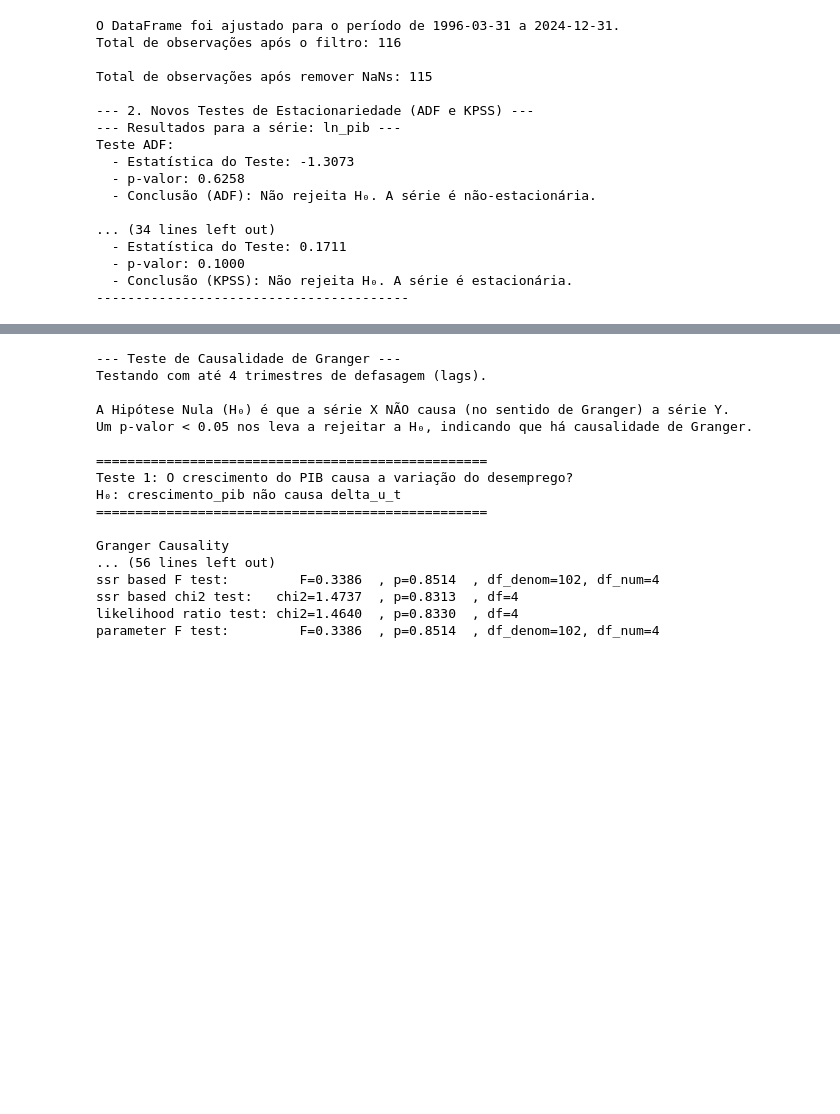
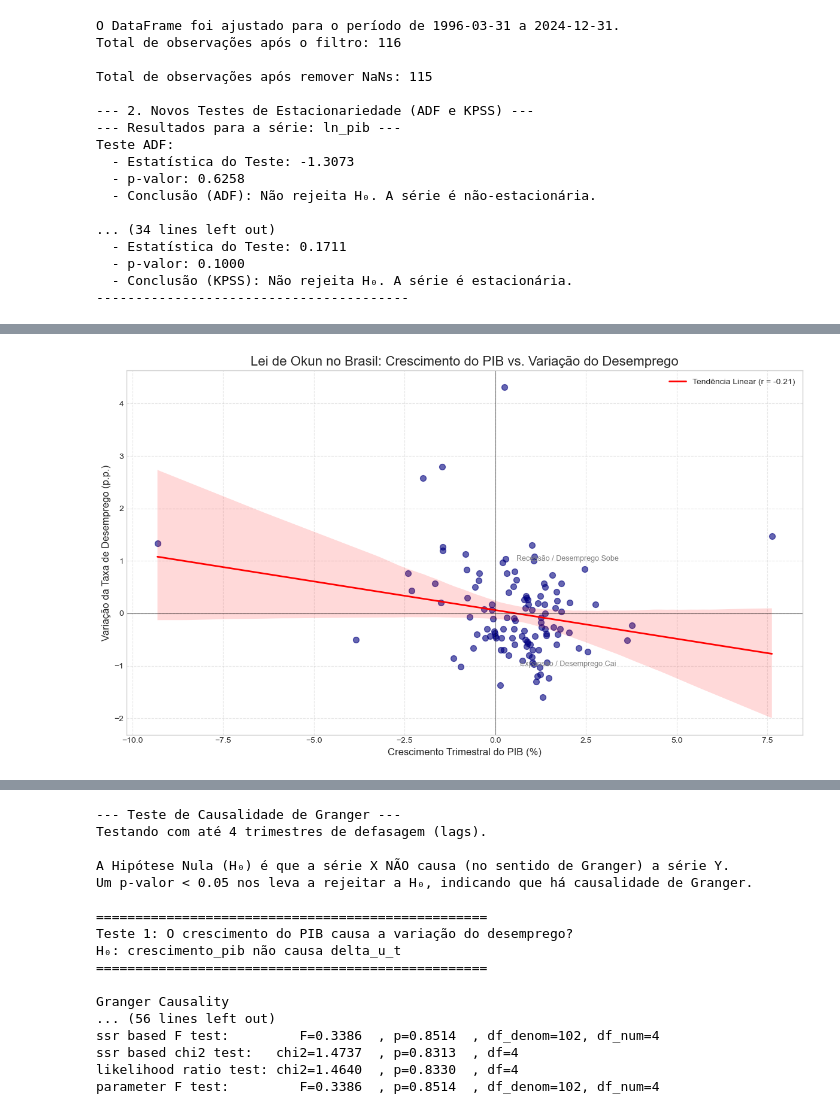
Before and after one commit to DavydSantos-Economist/Lei-de-Okun---1996-a-2024, a Jupyter notebook: notebooks/Tratamento econonometrico.ipynb, the cells around one changed output, grey strips where cells are left out. Saved outputs shown, nothing was run; the diff lists cells and outputs as text; code cells hidden in the pictures; blank space fills up the shorter version.

```diff
--- a/Tratamento econonometrico.ipynb
+++ b/notebooks/Tratamento econonometrico.ipynb
@@ -5,8 +5,8 @@ import numpy as np
 # --- 1. CARREGAMENTO DOS DADOS TRATADOS ---
 
 # Nomes dos arquivos que foram salvos anteriormente
-pib_path = 'pib_tratado.pkl'
-desemprego_path = 'desemprego_tratado.pkl'
+pib_path = '../dados/pib_tratado.pkl'
+desemprego_path = '../dados/desemprego_tratado.pkl'
 
 try:
     # Carregar os DataFrames a partir dos arquivos .pkl
@@ -25,9 +25,7 @@ except FileNotFoundError as e:
     print(f"Erro: Arquivo não encontrado. Verifique se os arquivos '{pib_path}' e '{desemprego_path}' estão no mesmo diretório que este notebook.")
     print(f"Detalhe do erro: {e}")
 except Exception as e:
-    print(f"Ocorreu um erro inesperado ao carregar os dados: {e}")
-
-
+    print(f"Ocorreu um erro inesperado ao" )
 # --- 2. UNIFICAÇÃO DOS DADOS ---
 
 # Juntar os dois DataFrames pelo índice (que é a data)
@@ -361,8 +365,8 @@ plt.show()
 warnings.filterwarnings('ignore', category=UserWarning)
 
 # Carregar os datasets tratados
-pib_df = pd.read_pickle('pib_tratado.pkl')
-desemprego_df = pd.read_pickle('desemprego_tratado.pkl')
+pib_df = pd.read_pickle('../dados/pib_tratado.pkl')
+desemprego_df = pd.read_pickle('../dados/desemprego_tratado.pkl')
 
 # Renomear a coluna de desemprego para 'u_t' para consistência, caso ainda não tenha sido feito
 if 'desemprego' in desemprego_df.columns:
@@ -451,3 +455,74 @@ Teste ADF:
   - p-valor: 0.1000
   - Conclusão (KPSS): Não rejeita H₀. A série é estacionária.
 ----------------------------------------
+# %%
+import matplotlib.pyplot as plt
+import seaborn as sns
+import scipy.stats as stats
+
+# --- 1.4 Análise de Correlação (Exploratória) ---
+
+# Certificando-se de usar o dataframe ajustado (sem NaNs e no período correto)
+# Se você rodou as células anteriores, 'df_final_ajustado' já deve estar na memória.
+if 'df_final_ajustado' not in locals():
+    print("Aviso: 'df_final_ajustado' não encontrado. Usando 'df_final' (certifique-se de que não há NaNs).")
+    df_analise = df_final.dropna()
+else:
+    df_analise = df_final_ajustado
+
+print("="*60)
+print("1.4 Análise de Correlação: Lei de Okun (Visualização)")
+print("="*60)
+
+# 1. Cálculo da Correlação de Pearson
+# Mede a força e a direção da relação linear entre as duas variáveis estacionárias
+correlacao_matrix = df_analise[['crescimento_pib', 'delta_u_t']].corr(method='pearson')
+r_pearson = correlacao_matrix.loc['crescimento_pib', 'delta_u_t']
+
+print(f"\nMatriz de Correlação:\n{correlacao_matrix}")
+print(f"\nCoeficiente de Correlação de Pearson (r): {r_pearson:.4f}")
+
+
+# 2. Gráfico de Dispersão (Scatter Plot) com Linha de Regressão
+plt.figure(figsize=(12, 7))
+
+# Usando seaborn para facilitar a plotagem da linha de regressão e intervalo de confiança
+sns.regplot(
+    x='crescimento_pib',
+    y='delta_u_t',
+    data=df_analise,
+    scatter_kws={'alpha': 0.6, 'color': 'navy', 's': 50},
+    line_kws={'color': 'red', 'linewidth': 2, 'label': f'Tendência Linear (r = {r_pearson:.2f})'}
+)
+
+# Melhorias visuais
+plt.title('Lei de Okun no Brasil: Crescimento do PIB vs. Variação do Desemprego', fontsize=16)
+plt.xlabel('Crescimento Trimestral do PIB (%)', fontsize=12)
+plt.ylabel('Variação da Taxa de Desemprego (p.p.)', fontsize=12)
+
+# Linhas de referência nos eixos 0
+plt.axhline(0, color='black', linestyle='-', linewidth=0.8, alpha=0.5)
+plt.axvline(0, color='black', linestyle='-', linewidth=0.8, alpha=0.5)
+
+# Quadrantes de interpretação (opcional, para didática)
+plt.text(2, 1, 'Recessão / Desemprego Sobe', fontsize=9, color='gray', ha='center')
+plt.text(2, -1, 'Expansão / Desemprego Cai', fontsize=9, color='gray', ha='center')
+
+plt.legend()
+plt.grid(True, linestyle='--', alpha=0.5)
+plt.tight_layout()
+plt.savefig('../figuras/fase1_tratamento/fig_03_scatter_okun_lag0.png', dpi=150, bbox_inches='tight')
+plt.show()
+print('=> Figura salva: fig_03_scatter_okun_lag0.png')
+# 3. Interpretação Automática
+print("\n--- Interpretação Preliminar ---")
+if r_pearson < 0:
+    print("Resultado: Correlação NEGATIVA.")
+    print("Isso confirma visualmente a Lei de Okun: quando o PIB cresce, o desemprego tende a cair.")
+    if abs(r_pearson) > 0.5:
+        print("A relação linear aparenta ser FORTE.")
+    else:
+        print("A relação linear aparenta ser MODERADA ou FRACA (outros fatores podem influenciar).")
+else:
+    print("Resultado: Correlação POSITIVA ou NULA (Inesperado para a Lei de Okun).")
+# %% [output]
@@ -453,0 +539 @@ Teste ADF:
+[figure, added]
```
Also changed, not shown: parts of 9 cells of this notebook, 41 other files.
